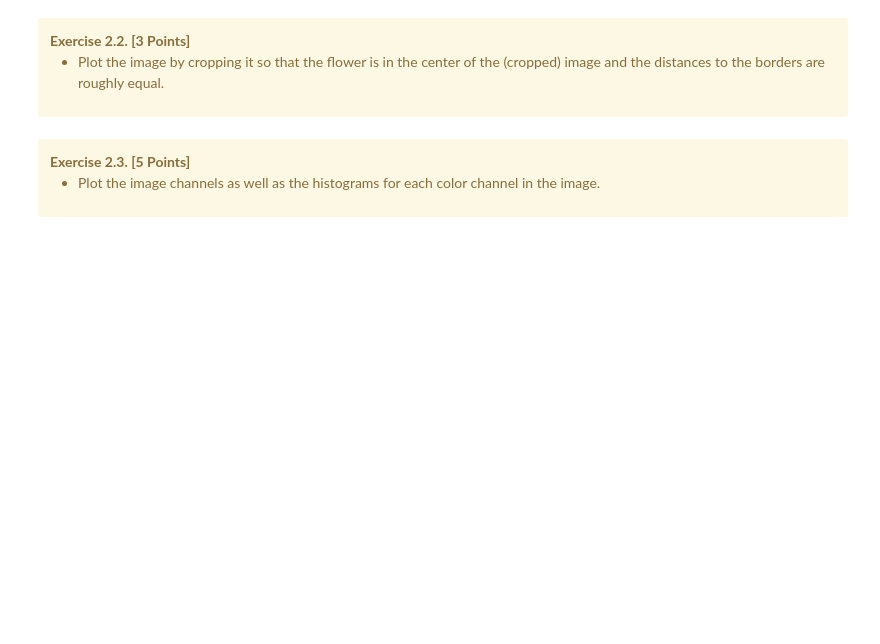
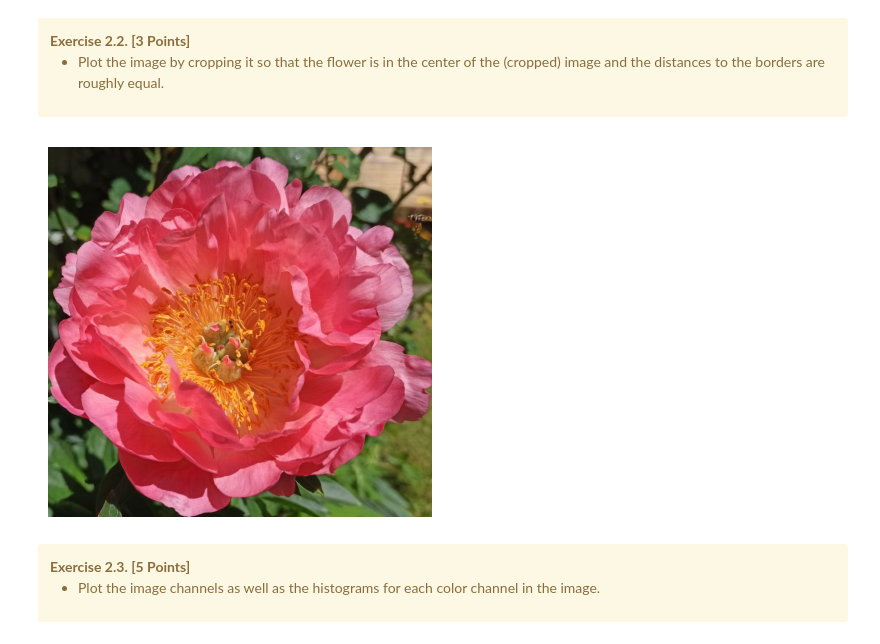
Before and after one commit to AlexandruAndrita/python_assignments, a Jupyter notebook: hands_on_ai/Unit_2/U2_Assignment.ipynb, the cells around one changed output. Cells and saved outputs as stored; diff of their text form; code cells hidden in the pictures; blank space fills up the shorter version.

```diff
--- a/hands_on_ai/Unit_2/U2_Assignment.ipynb
+++ b/hands_on_ai/Unit_2/U2_Assignment.ipynb
@@ -68,6 +88,9 @@ By using the functions from `u2_utils.py` and working with the flower image, per
 </div>
 # %%
 # your code goes here
+u2.plot_cropped_image(image_path,left=400,top=100,width=800,height=770)
+# %% [output]
+[figure, added]
 # %% [markdown]
 <div class="alert alert-warning">
     <b>Exercise 2.3. [5 Points]</b>
```
Also changed, not shown: parts of 24 cells of this notebook, 1 other file.
